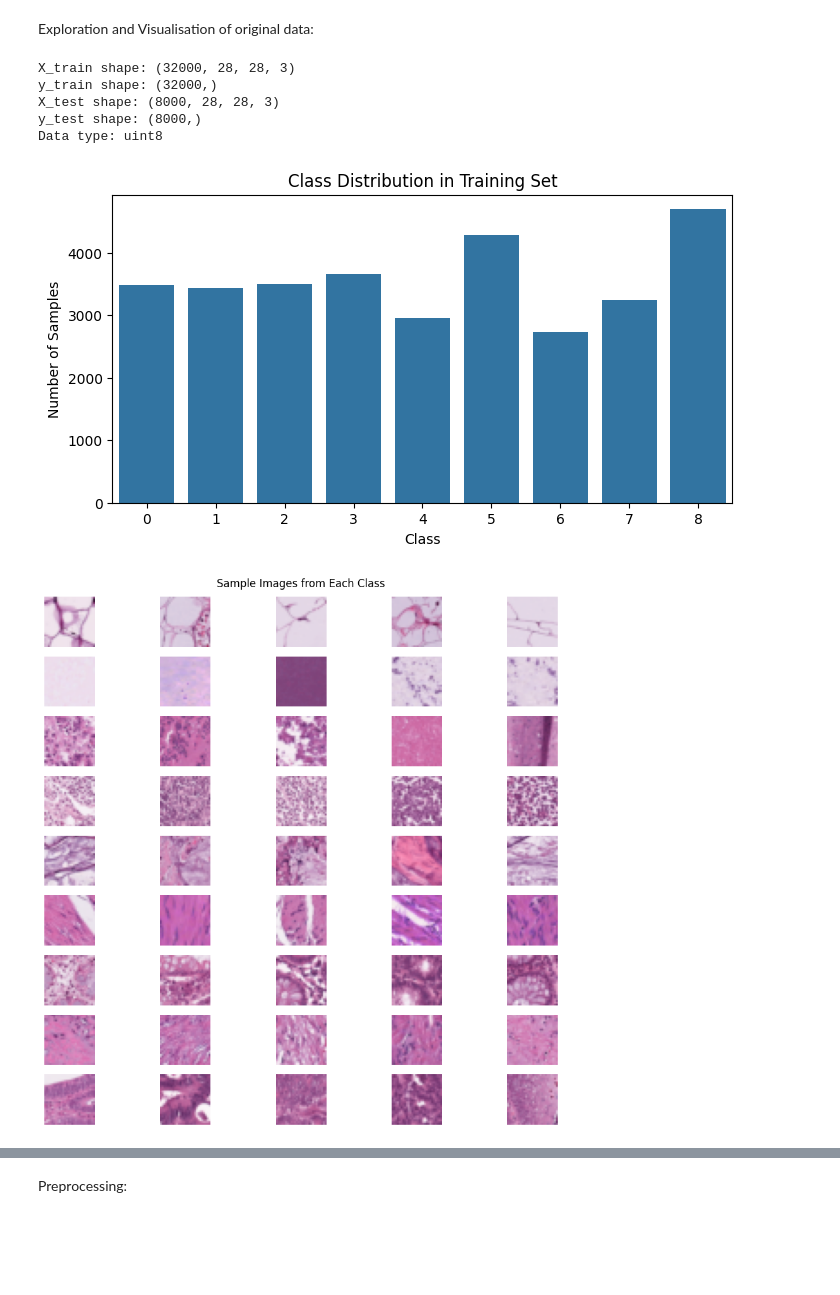
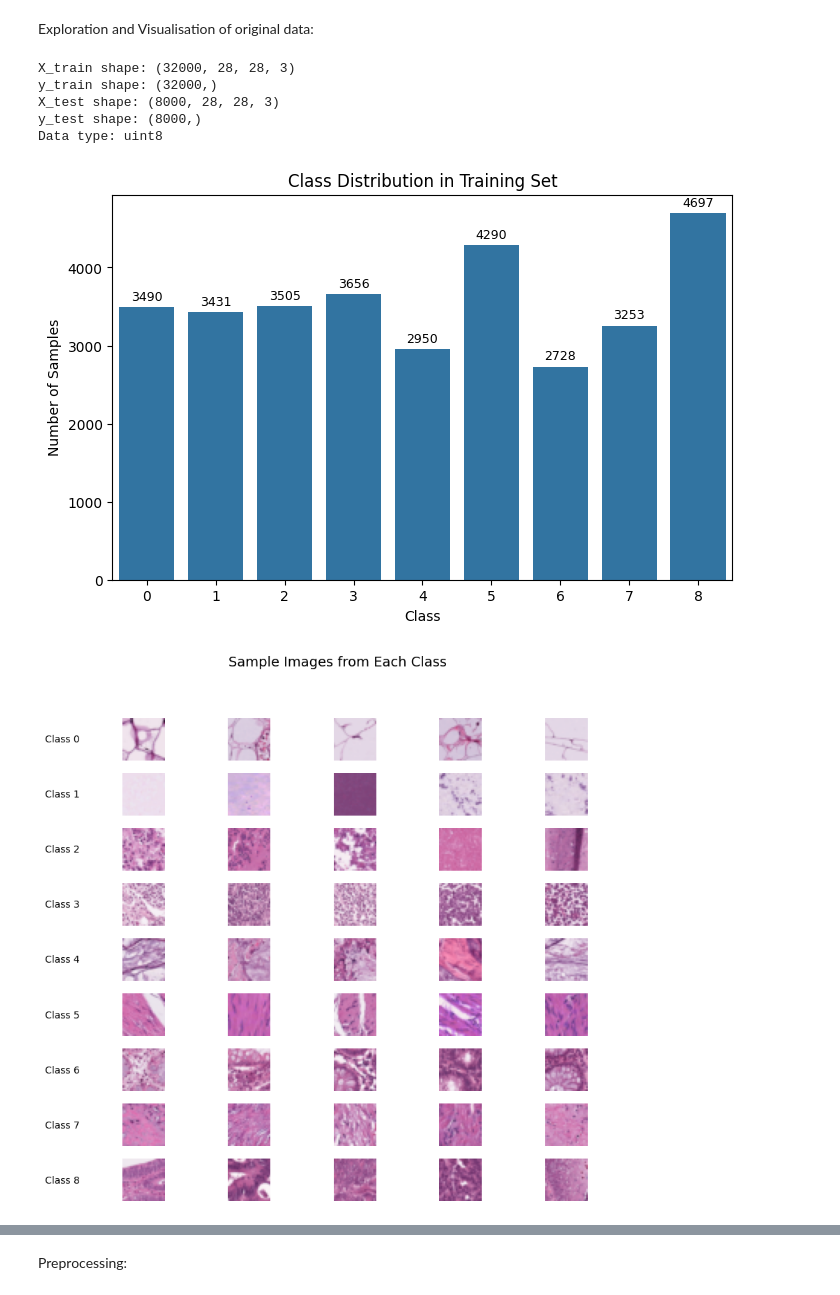
Before and after one commit to crinas21/crc_image_classifier, a Jupyter notebook: COMP5318-assignment2-template-notebook.ipynb, the cells around one changed output, grey strips where cells are left out. Drawn from its saved outputs; the diff is of its cells as text; code cells hidden in the pictures; blank space fills up the shorter version.

```diff
--- a/COMP5318-assignment2-template-notebook.ipynb
+++ b/COMP5318-assignment2-template-notebook.ipynb
@@ -46,8 +46,10 @@ print("Data type:", X_train.dtype)
 
 # Plot class distribution - if imbalanced, consider class weighting or oversampling
 unique_classes, class_counts = np.unique(y_train, return_counts=True)
-plt.figure(figsize=(8, 4))
-sns.barplot(x=unique_classes, y=class_counts)
+plt.figure(figsize=(8, 5))
+ax = sns.barplot(x=unique_classes, y=class_counts)
+for i, count in enumerate(class_counts): # Add count labels on top of each bar
+    ax.text(i, count + 50, str(count), ha='center', va='bottom', fontsize=9)
 plt.title("Class Distribution in Training Set")
 plt.xlabel("Class")
 plt.ylabel("Number of Samples")
@@ -56,43 +58,46 @@ plt.show()
 # Plot example images from each class - if blurry, consider resizing
 def plot_examples_by_class(X, y, classes=9):
     fig, axes = plt.subplots(classes, 5, figsize=(10, 9))
+    fig.subplots_adjust(left=0.15, wspace=0.05, hspace=0.3)  # create space on the left
+
     for class_id in range(classes):
         class_indices = np.where(y == class_id)[0][:5]
         for i, idx in enumerate(class_indices):
             ax = axes[class_id, i]
             ax.imshow(X[idx])
             ax.axis('off')
-            if i == 0:
-                ax.set_ylabel(f"Class {class_id}", rotation=0, labelpad=20, va='center')
-    plt.suptitle("Sample Images from Each Class")
-    plt.tight_layout()
+        # Add class label to the left of the first subplot in each row
+        ax = axes[class_id, 0]
+        ax.annotate(f'Class {class_id}', xy=(0, 0.5), xytext=(-ax.yaxis.labelpad - 40, 0),
+                    xycoords='axes fraction', textcoords='offset points',
+                    size='medium', ha='right', va='center', rotation=0)
+
+    plt.suptitle("Sample Images from Each Class", fontsize=14)
     plt.show()
-
 plot_examples_by_class(X_train, y_train)
 
 # Plot pixel intensity histogram for RGB channels
 def plot_intensity_histograms(X):
     fig, axes = plt.subplots(1, 3, figsize=(12, 3))
     colors = ['red', 'green', 'blue']
     for i in range(3):
         pixel_values = X[:, :, :, i].flatten()
         axes[i].hist(pixel_values, bins=50, color=colors[i], alpha=0.7)
         axes[i].set_title(f'{colors[i].capitalize()} channel')
         axes[i].set_xlabel('Pixel Intensity')
         axes[i].set_ylabel('Frequency')
     plt.suptitle("Pixel Intensity Distribution by Channel")
     plt.tight_layout()
     plt.show()
-
 plot_intensity_histograms(X_train)
 # %% [output]
 X_train shape: (32000, 28, 28, 3)
 y_train shape: (32000,)
 X_test shape: (8000, 28, 28, 3)
 y_test shape: (8000,)
 Data type: uint8
-[figure, old version]
+[figure, new version]
-[figure, old version]
+[figure, new version]
 [figure]
 # %% [markdown]
 Preprocessing:
```
Also changed, not shown: parts of 11 cells of this notebook.
